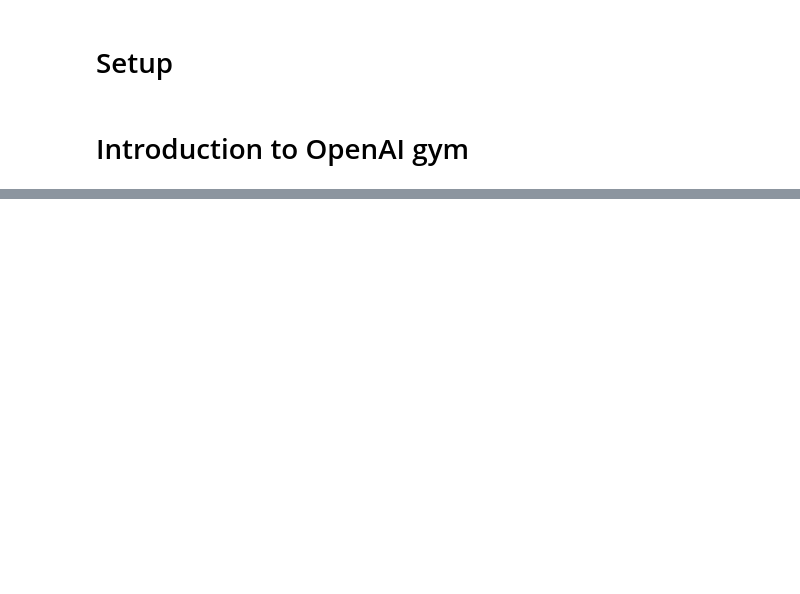
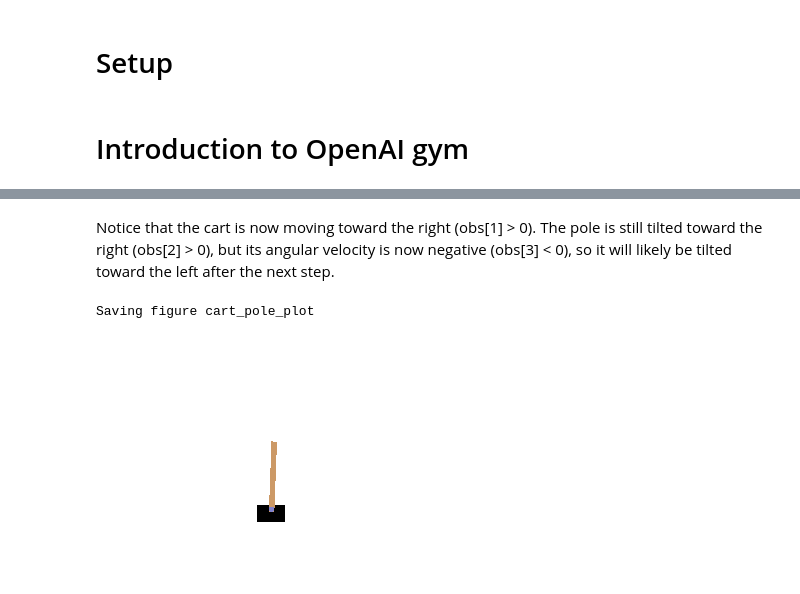
Before and after one commit to cosmo3769/reinforcement_learning, a Jupyter notebook: Untitled.ipynb, the cells around one changed output, grey strips where cells are left out. Cells and saved outputs as stored; diff of their text form; code cells hidden in the pictures; blank space fills up the shorter version.

```diff
--- a/Untitled.ipynb
+++ b/Untitled.ipynb
@@ -54,0 +103,8 @@ gym.envs.registry.all()
+# %% [markdown]
+Notice that the cart is now moving toward the right (obs[1] > 0). The pole is still tilted toward the right (obs[2] > 0), but its angular velocity is now negative (obs[3] < 0), so it will likely be tilted toward the left after the next step.
+# %%
+plot_environment(env)
+save_fig("cart_pole_plot")
+# %% [output]
+Saving figure cart_pole_plot
+[figure, added]
```
Also changed, not shown: parts of 35 cells of this notebook, 1 other file.
